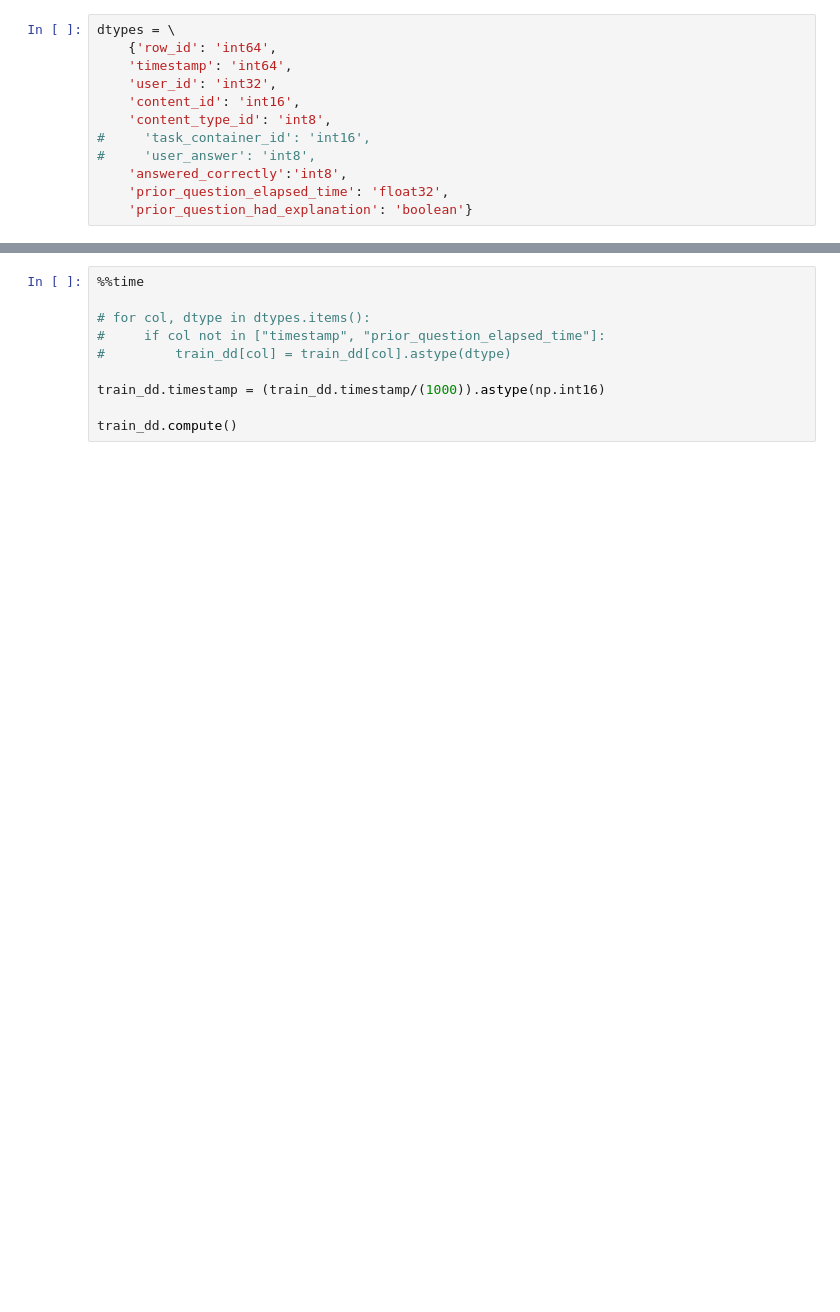
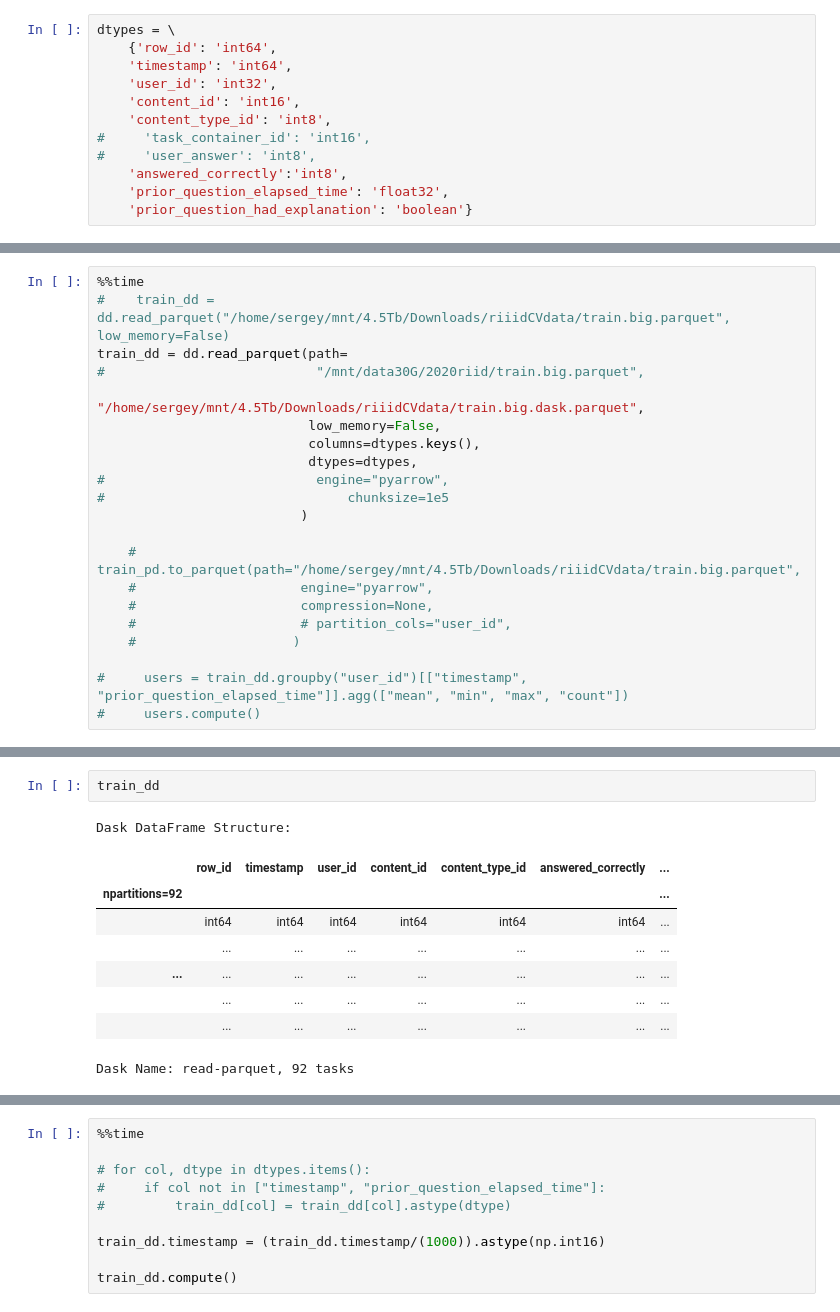
Before and after one commit to SergeyBridge/riiidNew, a Jupyter notebook: eda_dask.ipynb, the cells around one changed output, grey strips where cells are left out. Cells and saved outputs as stored; diff of their text form; blank space fills up the shorter version.

```diff
--- a/eda.ipynb
+++ b/eda_dask.ipynb
@@ -102,0 +84,21 @@ if BIG_DASK:
+# %%
+%%time
+#    train_dd = dd.read_parquet("/home/sergey/mnt/4.5Tb/Downloads/riiidCVdata/train.big.parquet", low_memory=False)
+train_dd = dd.read_parquet(path=
+#                           "/mnt/data30G/2020riid/train.big.parquet",
+                           "/home/sergey/mnt/4.5Tb/Downloads/riiidCVdata/train.big.dask.parquet",
+                           low_memory=False,
+                           columns=dtypes.keys(),
+                           dtypes=dtypes,
+#                           engine="pyarrow",
+#                               chunksize=1e5
+                          )
+
+    # train_pd.to_parquet(path="/home/sergey/mnt/4.5Tb/Downloads/riiidCVdata/train.big.parquet",
+    #                     engine="pyarrow",
+    #                     compression=None,
+    #                     # partition_cols="user_id",
+    #                    )
+
+#     users = train_dd.groupby("user_id")[["timestamp", "prior_question_elapsed_time"]].agg(["mean", "min", "max", "count"])
+#     users.compute()
@@ -102,0 +108,12 @@ if BIG_DASK:
+# %%
+train_dd
+# %% [output]
+Dask DataFrame Structure:
+|  | row_id | timestamp | user_id | content_id | content_type_id | answered_correctly | ... |
+| npartitions=92 |  |  |  |  |  |  | ... |
+|  | int64 | int64 | int64 | int64 | int64 | int64 | ... |
+|  | ... | ... | ... | ... | ... | ... | ... |
+| ... | ... | ... | ... | ... | ... | ... | ... |
+|  | ... | ... | ... | ... | ... | ... | ... |
+|  | ... | ... | ... | ... | ... | ... | ... |
+Dask Name: read-parquet, 92 tasks
```
Also changed, not shown: parts of 14 cells of this notebook, 7 other files.
